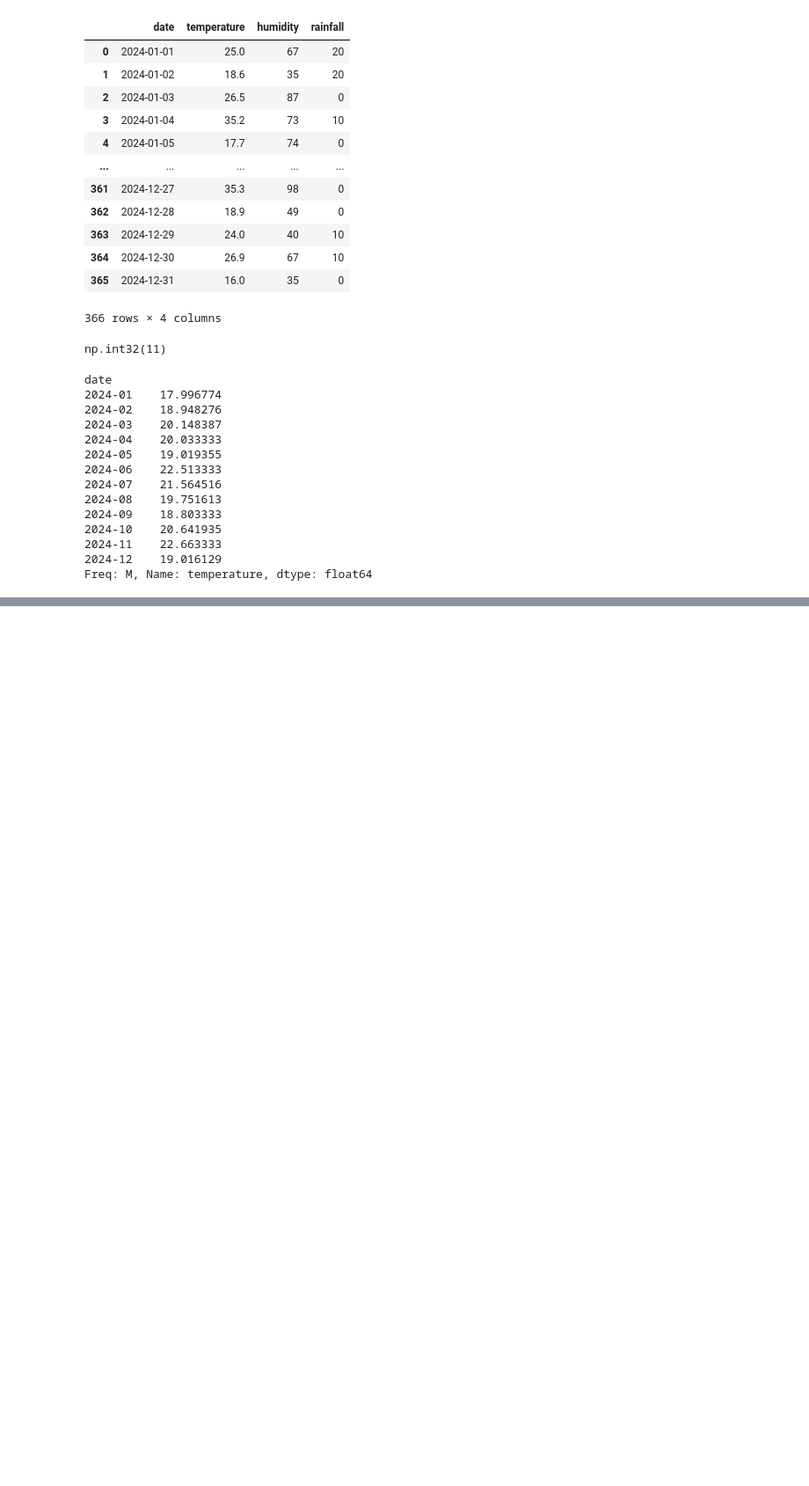
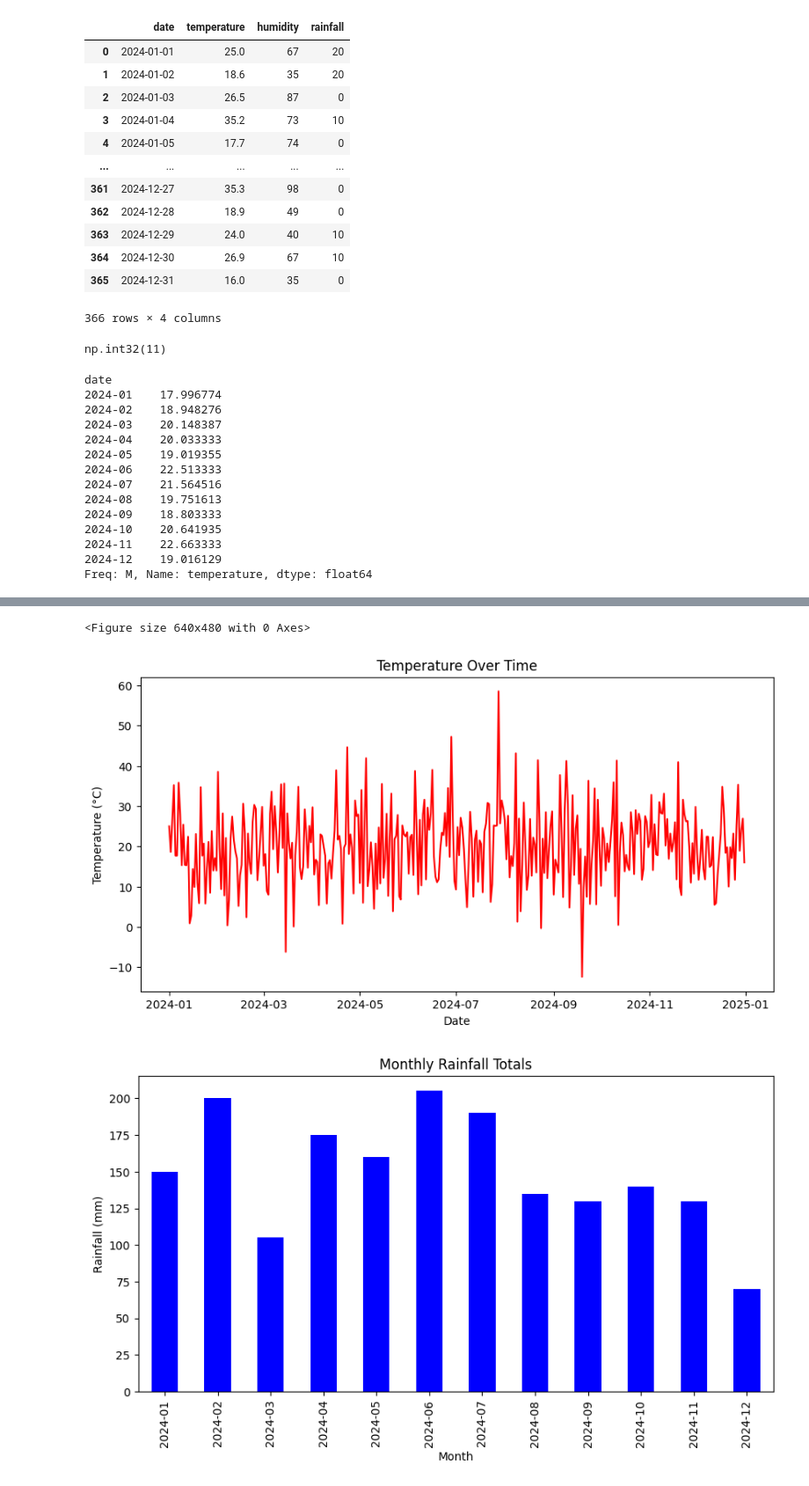
Before and after one commit to droidakshat/Weather-Data-Analyzer, a Jupyter notebook: weather-data-analyser.ipynb, the cells around one changed output, grey strips where cells are left out. Shown at 88% size. Cells and saved outputs as stored; diff of their text form; code cells hidden in the pictures; blank space fills up the shorter version.

Commit message:
Used matplotlib for data visualisation in grapgs

```diff
--- a/weather-data-analyser.ipynb
+++ b/weather-data-analyser.ipynb
@@ -63,0 +78,36 @@ Freq: M, Name: temperature, dtype: float64
+# %%
+import os
+import matplotlib.pyplot as plt
+
+
+# Make sure 'charts' folder exists
+os.makedirs("charts", exist_ok=True)
+
+# Now save plot
+plt.savefig("charts/temperature_line.png")
+
+os.makedirs("charts", exist_ok=True)
+plt.savefig("charts/rainfall_bar.png")
+# %% [output]
+<Figure size 640x480 with 0 Axes>
+# %%
+# Temperature line chart
+plt.figure(figsize=(10,5))
+plt.plot(df['date'], df['temperature'], color='red')
+plt.title("Temperature Over Time")
+plt.xlabel("Date")
+plt.ylabel("Temperature (°C)")
+plt.savefig("charts/temperature_line.png")
+plt.show()   # shows line graph of temperature overtime
+
+# Rainfall bar chart
+monthly_rain = df.groupby(df['date'].dt.to_period("M"))['rainfall'].sum()
+monthly_rain.plot(kind='bar', color='blue', figsize=(10,5))
+plt.title("Monthly Rainfall Totals")
+plt.xlabel("Month")
+plt.ylabel("Rainfall (mm)")
+plt.savefig("charts/rainfall_bar.png")
+plt.show()   #shows bar graph of monthly rainfall overtime
+# %% [output]
+[figure, added]
+[figure, added]
```
Also changed, not shown: parts of 1 cell of this notebook, 2 other files.
